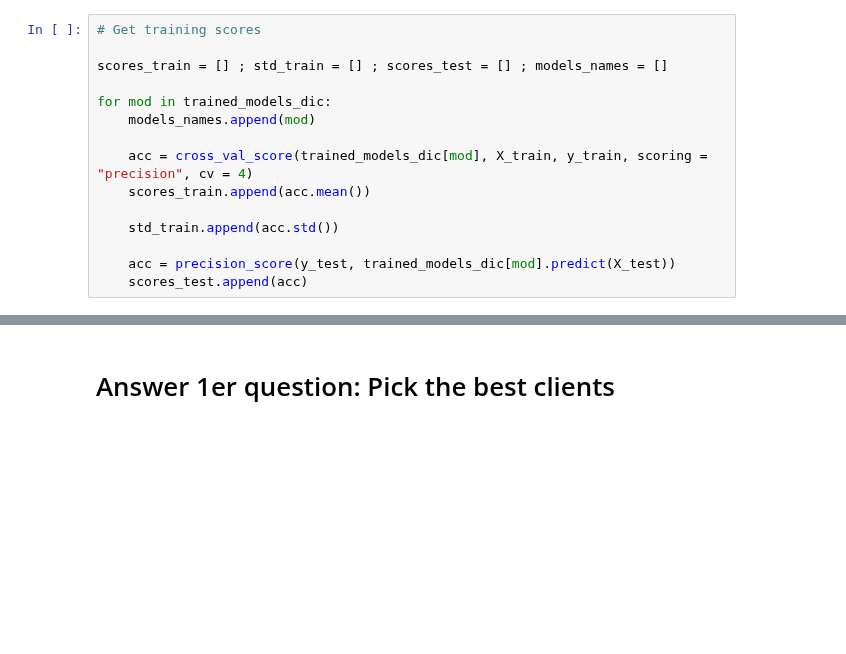
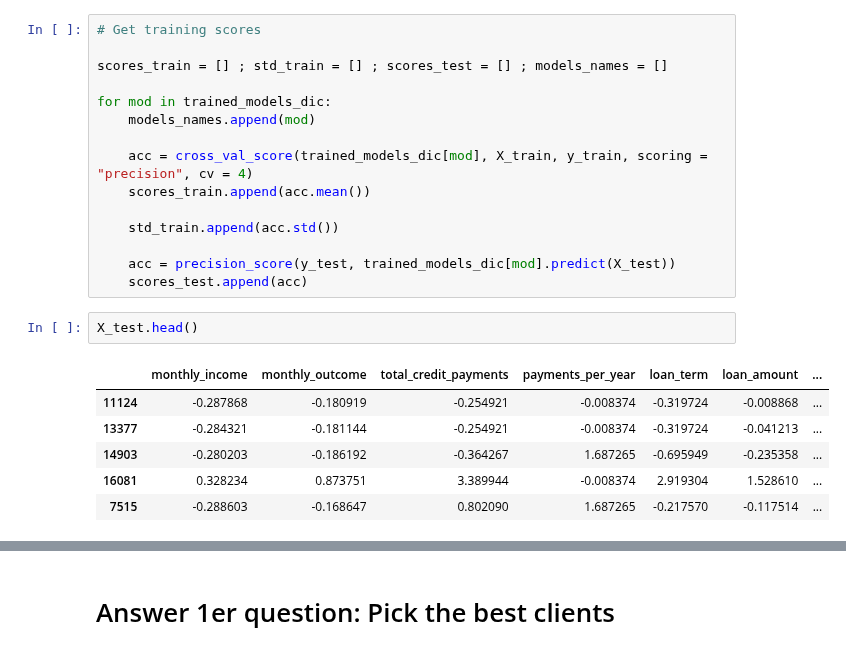
Before and after one commit to reneang17/fintech-demo, a Jupyter notebook: evaluation.ipynb, the cells around one changed output, grey strips where cells are left out. Saved outputs shown, nothing was run; the diff lists cells and outputs as text; blank space fills up the shorter version.

```diff
--- a/evaluation.ipynb
+++ b/evaluation.ipynb
@@ -121,4 +123,13 @@ for mod in trained_models_dic:
 
     acc = precision_score(y_test, trained_models_dic[mod].predict(X_test))
     scores_test.append(acc)
+# %%
+X_test.head()
+# %% [output]
+|  | monthly_income | monthly_outcome | total_credit_payments | payments_per_year | loan_term | loan_amount | ... |
+| 11124 | -0.287868 | -0.180919 | -0.254921 | -0.008374 | -0.319724 | -0.008868 | ... |
+| 13377 | -0.284321 | -0.181144 | -0.254921 | -0.008374 | -0.319724 | -0.041213 | ... |
+| 14903 | -0.280203 | -0.186192 | -0.364267 | 1.687265 | -0.695949 | -0.235358 | ... |
+| 16081 | 0.328234 | 0.873751 | 3.389944 | -0.008374 | 2.919304 | 1.528610 | ... |
+| 7515 | -0.288603 | -0.168647 | 0.802090 | 1.687265 | -0.217570 | -0.117514 | ... |
 # %% [markdown]
```
Also changed, not shown: parts of 9 cells of this notebook, 28 other files.
